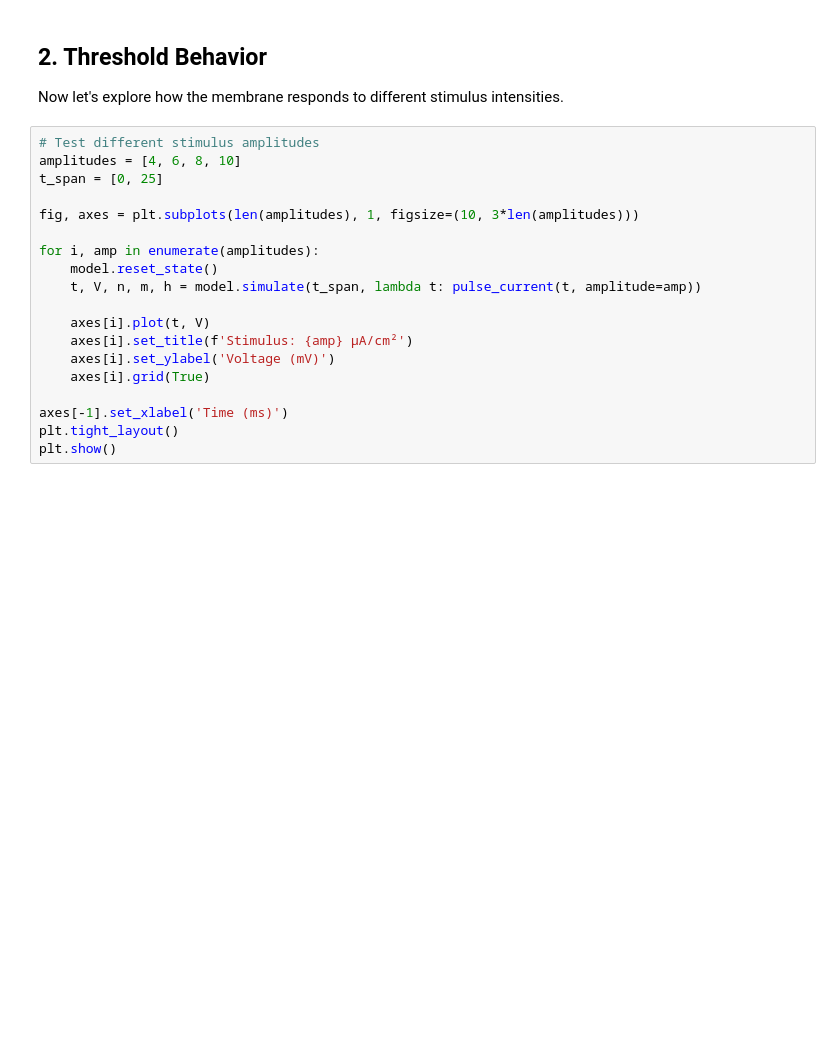
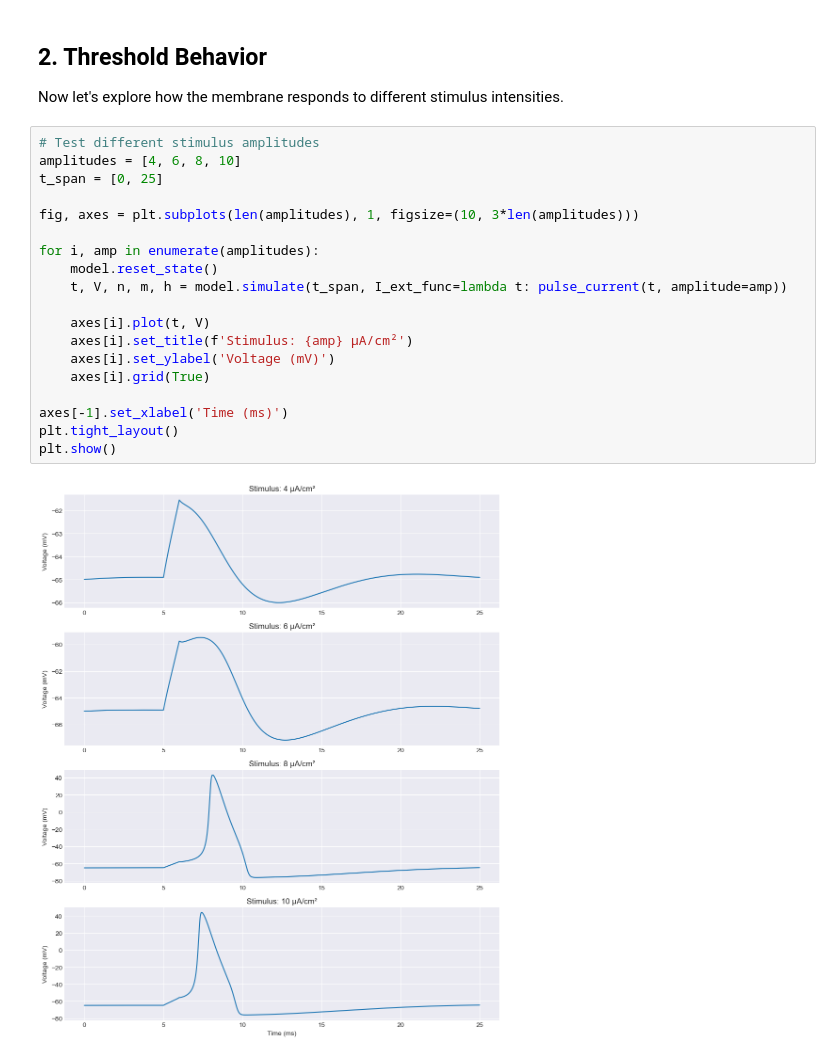
Before and after one commit to ajfranck/hodgkin-huxley, a Jupyter notebook: notebooks/membrane_dynamics.ipynb, the cells around one changed output. Saved outputs shown, nothing was run; the diff lists cells and outputs as text; blank space fills up the shorter version.

```diff
--- a/notebooks/membrane_dynamics.ipynb
+++ b/notebooks/membrane_dynamics.ipynb
@@ -60,19 +49,21 @@ Now let's explore how the membrane responds to different stimulus intensities.
 # %%
 # Test different stimulus amplitudes
 amplitudes = [4, 6, 8, 10]
 t_span = [0, 25]
 
 fig, axes = plt.subplots(len(amplitudes), 1, figsize=(10, 3*len(amplitudes)))
 
 for i, amp in enumerate(amplitudes):
     model.reset_state()
-    t, V, n, m, h = model.simulate(t_span, lambda t: pulse_current(t, amplitude=amp))
+    t, V, n, m, h = model.simulate(t_span, I_ext_func=lambda t: pulse_current(t, amplitude=amp))
 
     axes[i].plot(t, V)
     axes[i].set_title(f'Stimulus: {amp} μA/cm²')
     axes[i].set_ylabel('Voltage (mV)')
     axes[i].grid(True)
 
 axes[-1].set_xlabel('Time (ms)')
 plt.tight_layout()
 plt.show()
+# %% [output]
+[figure, added]
```
Also changed, not shown: parts of 2 cells of this notebook, 1 other file.
